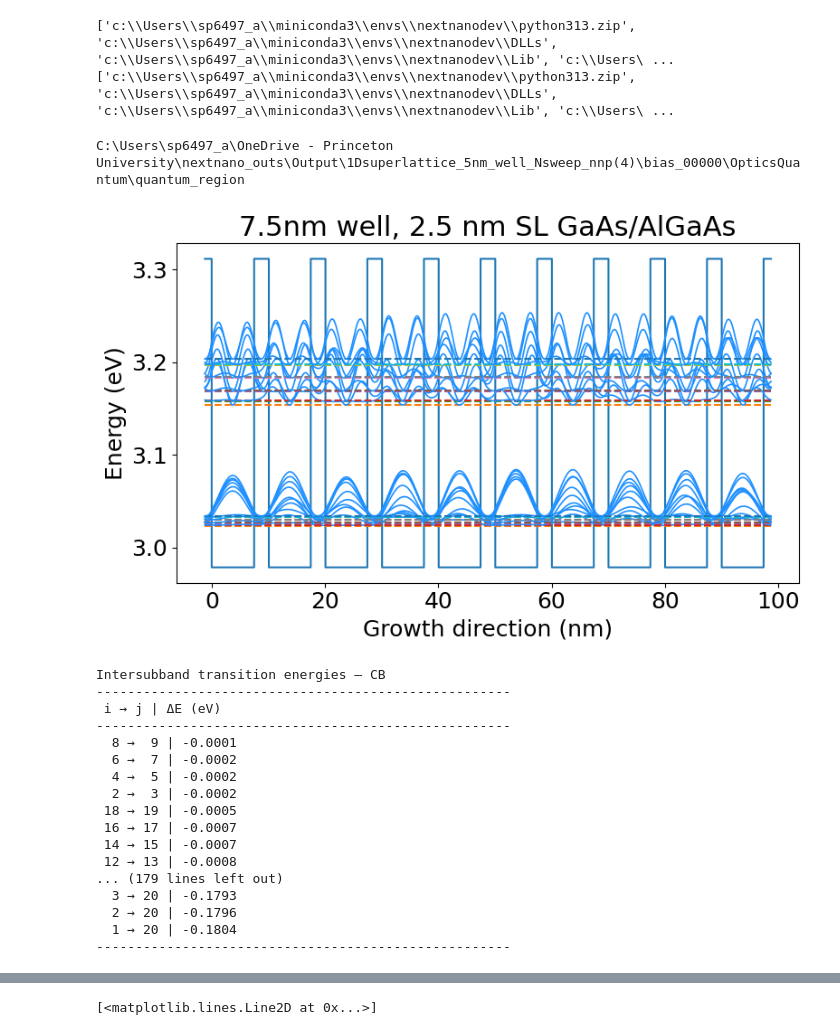
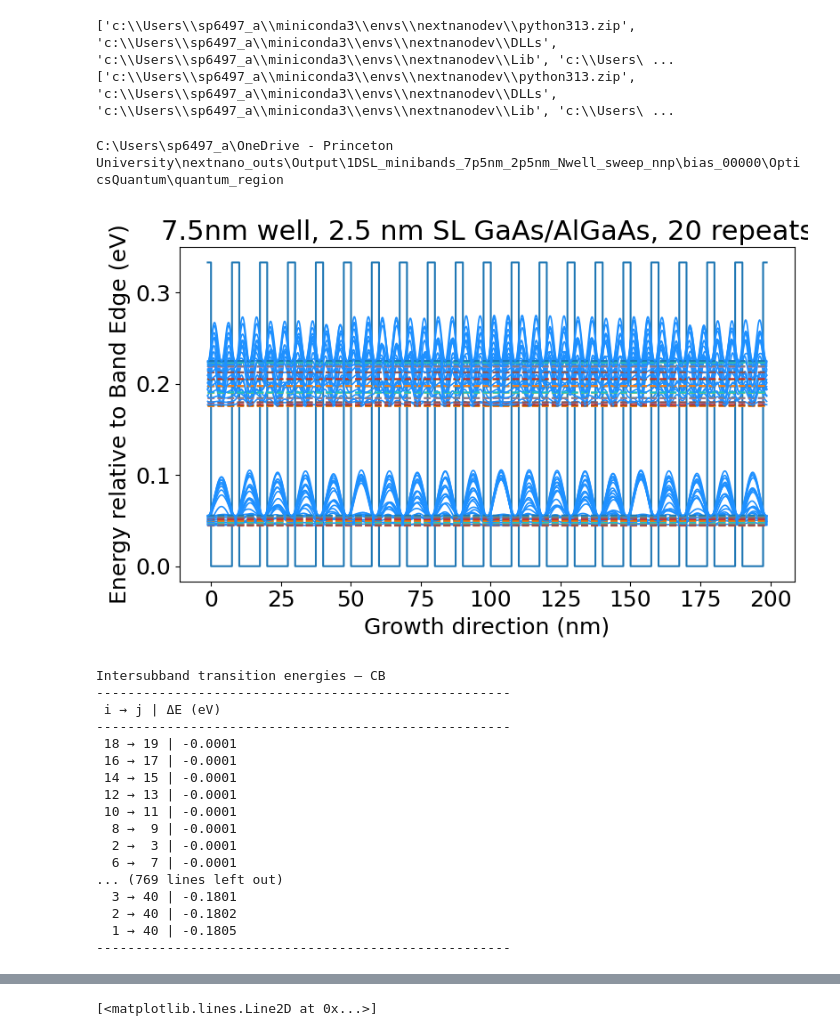
Before and after one commit to sherpsss/nextnanopy_projects, a Jupyter notebook: AlGaAsGaAsSL/LDOS.ipynb, the cells around one changed output, grey strips where cells are left out. Cells and saved outputs as stored; diff of their text form; code cells hidden in the pictures.

```diff
--- a/AlGaAsGaAsSL/LDOS.ipynb
+++ b/AlGaAsGaAsSL/LDOS.ipynb
@@ -21,37 +21,37 @@ quantum_region = r'Quantum\quantum_region'
 quantum_band = r'Gamma'
 quantum_band_interactions = r'Gamma_Gamma'
 # %%
-# %matplotlib widget
-parent_dir = r"C:\Users\sp6497_a\OneDrive - Princeton University\nextnano_outs\Output\1Dsuperlattice_5nm_well_Nsweep_nnp(4)"
+%matplotlib widget
+parent_dir = r"C:\Users\sp6497_a\OneDrive - Princeton University\nextnano_outs\Output\1DSL_minibands_7p5nm_2p5nm_Nwell_sweep_nnp"
 # parent_dir = r"C:\Users\sp6497_a\OneDrive - Princeton University\nextnano_outs\Output\confirming_dipole_matrix_elements_expected(6)"
 
 VB_cutoff = 2.0
 simoutidk = build_output(parent_dir,quantum_region,quantum_band,quantum_band_interactions,bias,VB_cutoff,14,model='gamma')
 simoutidk.bands['CB'].sort_subbands(decreasing=False)
 
-simoutidk.bands['CB'].plot_band(title_diff='7.5nm well, 2.5 nm SL GaAs/AlGaAs',normalize_y=False,show_legend=False)
+simoutidk.bands['CB'].plot_band(title_diff='7.5nm well, 2.5 nm SL GaAs/AlGaAs, 20 repeats',normalize_y=True,show_legend=False)
 # simoutidk.bands['CB'].plot_band(title_diff='10nm SW GaAs/AlGaAs',normalize_y=False,show_legend=True)
 simoutidk.bands['CB'].calc_intersubband_transitions()
 simoutidk.bands['CB'].display_intersubband_transitions(upward_only=True,sort_by_deltaE="descending")
 # %% [output]
-C:\Users\sp6497_a\OneDrive - Princeton University\nextnano_outs\Output\1Dsuperlattice_5nm_well_Nsweep_nnp(4)\bias_00000\OpticsQuantum\quantum_region
+C:\Users\sp6497_a\OneDrive - Princeton University\nextnano_outs\Output\1DSL_minibands_7p5nm_2p5nm_Nwell_sweep_nnp\bias_00000\OpticsQuantum\quantum_region
-[figure, old version]
+[figure, new version]
 Intersubband transition energies — CB
 -----------------------------------------------------
  i → j | ΔE (eV)
 -----------------------------------------------------
+ 18 → 19 | -0.0001
+ 16 → 17 | -0.0001
+ 14 → 15 | -0.0001
+ 12 → 13 | -0.0001
+ 10 → 11 | -0.0001
   8 →  9 | -0.0001
-  6 →  7 | -0.0002
-  4 →  5 | -0.0002
-  2 →  3 | -0.0002
- 18 → 19 | -0.0005
- 16 → 17 | -0.0007
- 14 → 15 | -0.0007
- 12 → 13 | -0.0008
-... (179 lines left out)
-  3 → 20 | -0.1793
-  2 → 20 | -0.1796
-  1 → 20 | -0.1804
+  2 →  3 | -0.0001
+  6 →  7 | -0.0001
+... (769 lines left out)
+  3 → 40 | -0.1801
+  2 → 40 | -0.1802
+  1 → 40 | -0.1805
 -----------------------------------------------------
 # %%
 %matplotlib widget
```
Also changed, not shown: parts of 1 cell of this notebook, 1 other file.
